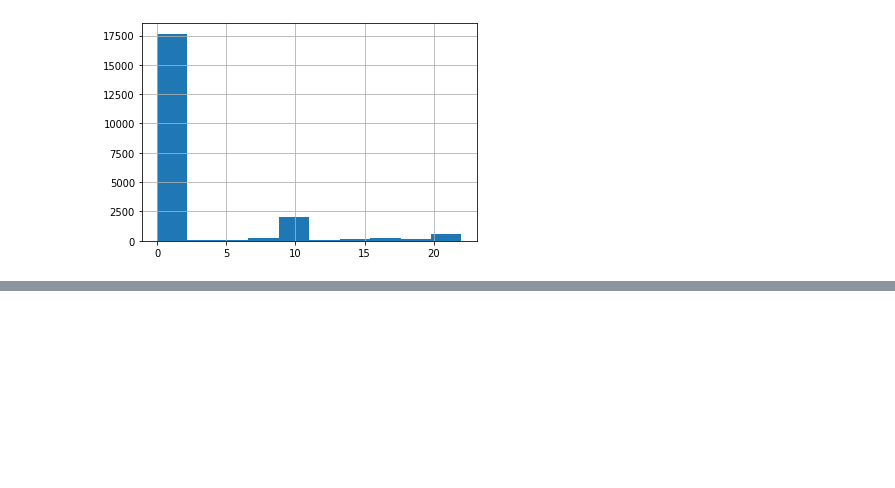
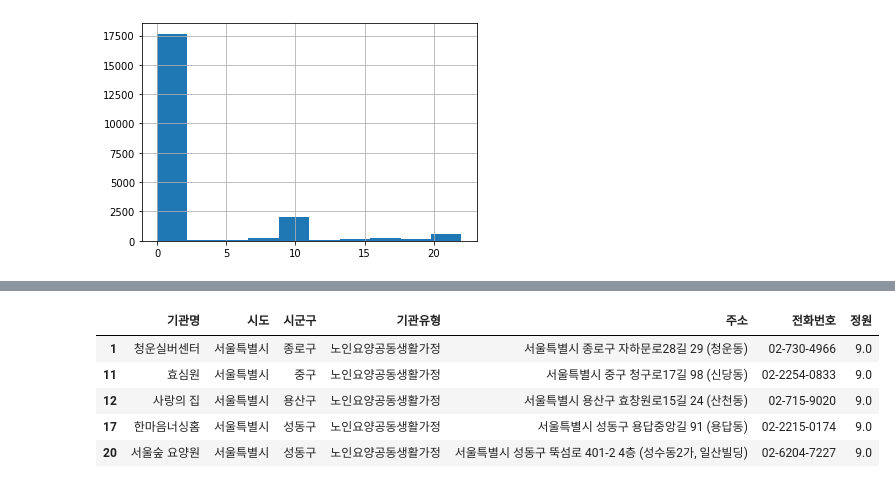
Before and after one commit to kyungmo90/Ubion-Python, a Jupyter notebook: 실습(2023-01-04).ipynb, the cells around one changed output, grey strips where cells are left out. Drawn from its saved outputs; the diff is of its cells as text; code cells hidden in the pictures; blank space fills up the shorter version.

```diff
--- a/실습(2023-01-04).ipynb
+++ b/실습(2023-01-04).ipynb
@@ -82,0 +146,9 @@ data_IQR["정원"].hist()
+# %%
+under_9.head()
+# %% [output]
+|  | 기관명 | 시도 | 시군구 | 기관유형 | 주소 | 전화번호 | 정원 |
+| 1 | 청운실버센터 | 서울특별시 | 종로구 | 노인요양공동생활가정 | 서울특별시 종로구 자하문로28길 29 (청운동) | 02-730-4966 | 9.0 |
+| 11 | 효심원 | 서울특별시 | 중구 | 노인요양공동생활가정 | 서울특별시 중구 청구로17길 98 (신당동) | 02-2254-0833 | 9.0 |
+| 12 | 사랑의 집 | 서울특별시 | 용산구 | 노인요양공동생활가정 | 서울특별시 용산구 효창원로15길 24 (산천동) | 02-715-9020 | 9.0 |
+| 17 | 한마음너싱홈 | 서울특별시 | 성동구 | 노인요양공동생활가정 | 서울특별시 성동구 용답중앙길 91 (용답동) | 02-2215-0174 | 9.0 |
+| 20 | 서울숲 요양원 | 서울특별시 | 성동구 | 노인요양공동생활가정 | 서울특별시 성동구 뚝섬로 401-2 4층 (성수동2가, 일산빌딩) | 02-6204-7227 | 9.0 |
```
Also changed, not shown: parts of 7 cells of this notebook.
